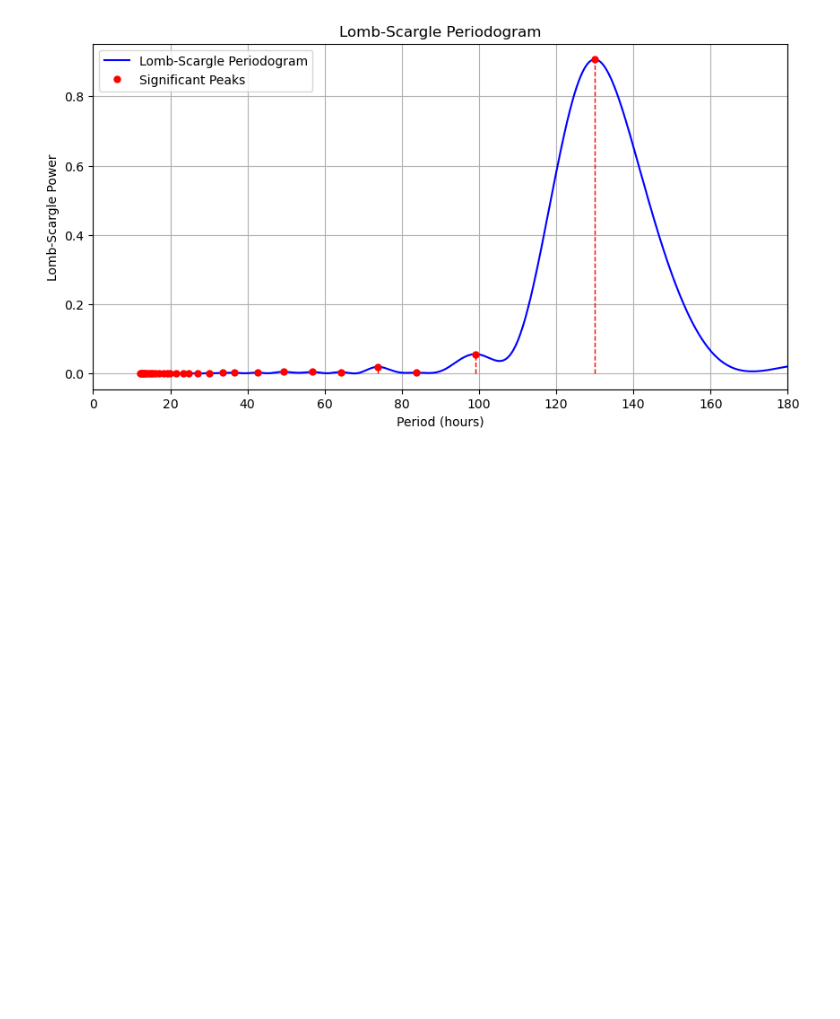
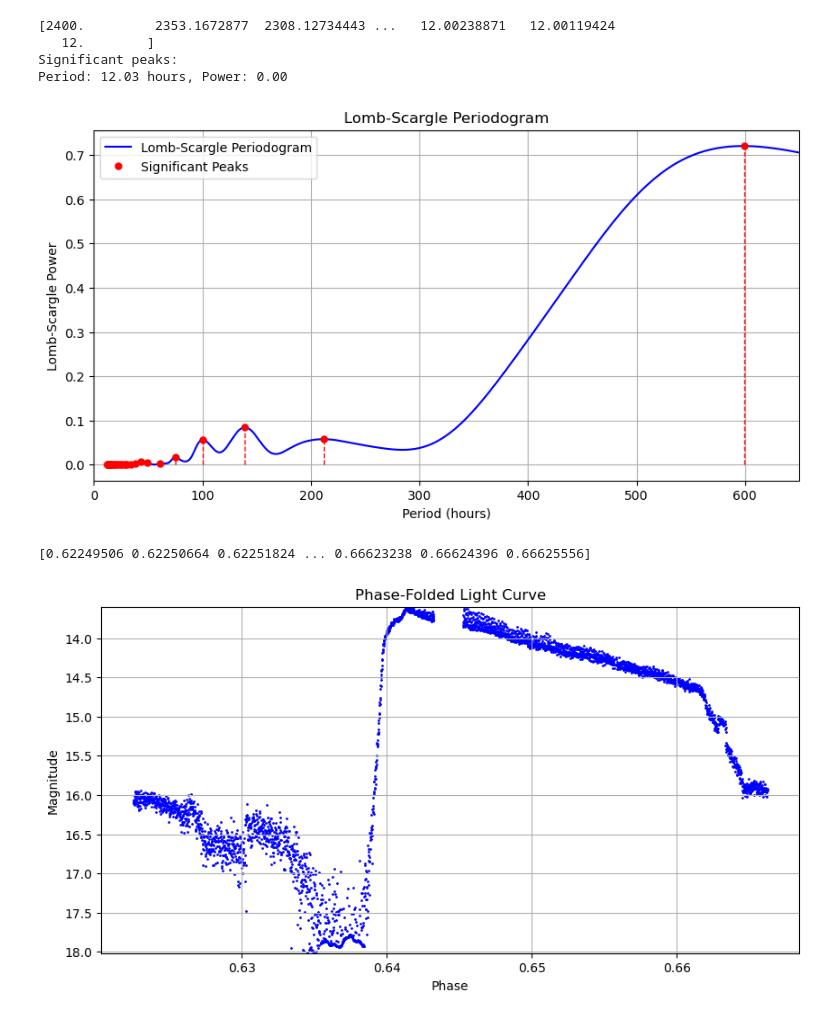
Before and after one commit to Mastermilk21/Undergrad_Research, a Jupyter notebook: lomb_scargle.ipynb, the cells around one changed output. Saved outputs shown, nothing was run; the diff lists cells and outputs as text; code cells hidden in the pictures; blank space fills up the shorter version.

```diff
--- a/lomb_scargle.ipynb
+++ b/lomb_scargle.ipynb
@@ -16,7 +16,7 @@ def analyze_txt_file(file_path):
 
     ls = LombScargle(time, magnitude)
 
-    cadence = input("Input the cadence in hours: ")
+    cadence = 0.5
 
     try:
         cadence_hours = float(cadence)
@@ -30,40 +30,62 @@ def analyze_txt_file(file_path):
     frequency = np.linspace(0.01, max_frequency, 10000)
     power = ls.power(frequency, normalization='standard')
     period = 24 / frequency
-
+    print(period)
 
     plt.figure(figsize=(10, 5))
     plt.plot(period, power, color='blue', label='Lomb-Scargle Periodogram')
     plt.xlabel('Period (hours)')
     plt.ylabel('Lomb-Scargle Power')
-    plt.xlim(0, 180)  # Limit x-axis to 180 hours
+    plt.xlim(0, 650)
     plt.title('Lomb-Scargle Periodogram')
     plt.grid(True)
 
 
     peaks, _ = find_peaks(power, height=0)
-        print("Significant peaks:")
-     for peak_index in peaks:
-        peak_period = period[peak_index]
-        peak_power = power[peak_index]
-        print(f"Period: {peak_period:.2f} hours, Power: {peak_power:.2f}")
+    print("Significant peaks:")
+    for peak_index in peaks:
+     peak_period = period[peak_index]
+    peak_power = power[peak_index]
+    print(f"Period: {peak_period:.2f} hours, Power: {peak_power:.2f}")
 
     peaks, _ = find_peaks(power, height=0)
     plt.plot(period[peaks], power[peaks], 'ro', markersize=5, label='Significant Peaks')
 
     for peak_index in peaks:
         plt.plot([period[peak_index], period[peak_index]], [0, power[peak_index]], 'r--', linewidth=1)
 
     plt.legend()
     plt.show()
 
+    if len(peaks) > 0:
+        # Take the most significant peak for phase folding
+        significant_peak_index = peaks[np.argmax(power[peaks])]
+        peak_period = period[significant_peak_index]
 
-file_path = r"c:\Users\eitan\code repos\data\extracted tarballs\sector26\cam4_ccd1\lc_discovery\lc_2020nww_cleaned.txt"
+        phi = (time / peak_period) % 1
+        print(phi)
+        plt.figure(figsize=(10, 5))
+        plt.scatter(phi, magnitude, color='blue', s=1)
+        plt.xlabel('Phase')
+        plt.ylabel('Magnitude')
+        plt.title('Phase-Folded Light Curve')
+        plt.ylim(max(magnitude), min(magnitude))
+        plt.grid(True)
+        plt.show()
+    else:
+        print("No significant peaks found.")
 
+file_path = r"c:\Users\eitan\code repos\data\extracted tarballs\sector54\lc_2022pix_cleaned.txt"
 
 if os.path.exists(file_path):
     analyze_txt_file(file_path)
 else:
     print("File not found. Please make sure the file path is correct and the file exists.")
 # %% [output]
+[2400.         2353.1672877  2308.12734443 ...   12.00238871   12.00119424
+   12.        ]
+Significant peaks:
+Period: 12.03 hours, Power: 0.00
-[figure, old version]
+[figure, new version]
+[0.62249506 0.62250664 0.62251824 ... 0.66623238 0.66624396 0.66625556]
+[figure, added]
```
Also changed, not shown: parts of 4 cells of this notebook.
